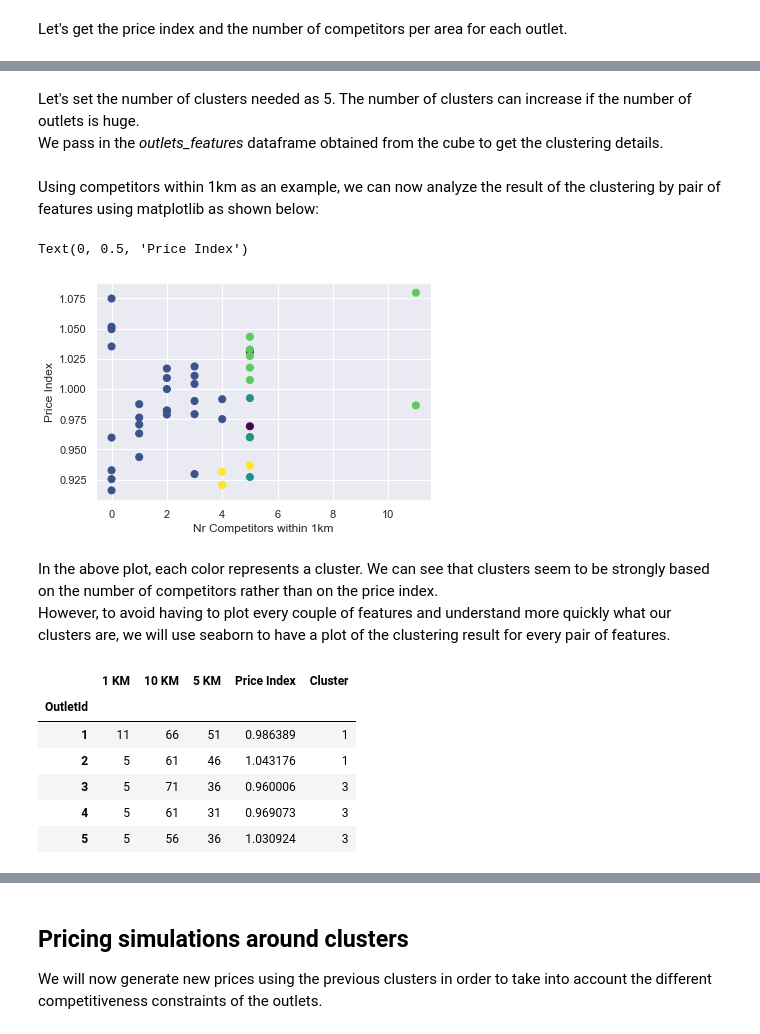
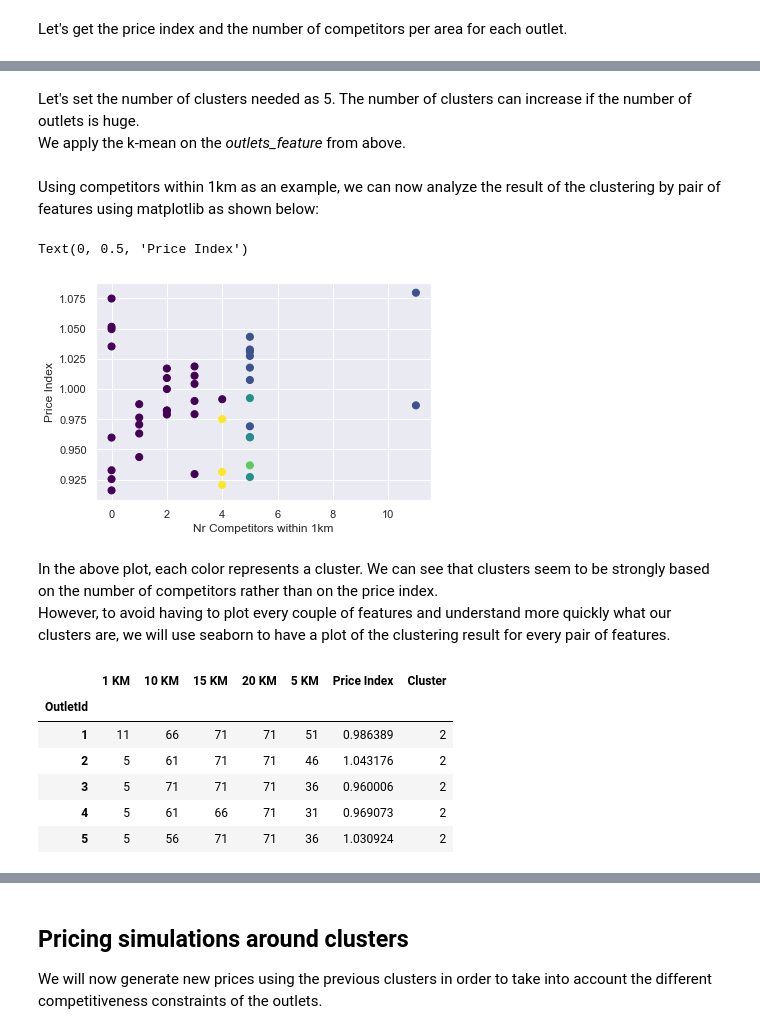
Before and after one commit to atoti/notebooks, a Jupyter notebook: retail/geopricing/main.ipynb, the cells around one changed output, grey strips where cells are left out. Cells and saved outputs as stored; diff of their text form; code cells hidden in the pictures.

```diff
--- a/retail/geopricing/main.ipynb
+++ b/retail/geopricing/main.ipynb
@@ -287,4 +287,7 @@ We will weight the price index indicator by the margin when aggregating above ou
 
 Let's create a measure to get the mean of _CompetitorPrice_ which will be used to derive the price index.
 # %%
-m["CompetitorPrice.MEAN"] = tt.agg.mean(competitorPrices["CompetitorPrice"])
+m["CompetitorPrice.MEAN"] = tt.agg.mean(m["CompetitorPrice.VALUE"])
+m["CompetitorPrice.MEAN"].formatter = "DOUBLE[#,###.00]"
+
+price_index_cube.query(m["CompetitorPrice.MEAN"])
@@ -333,7 +339,9 @@ m["Nr Competitors"] = tt.agg.single_value(
 We can now use the `where` condition to return the number of distinct competitors selling the same products and is located within our threshold radius.
 # %%
 m["Distance<Thresh"] = tt.agg.single_value(
-    tt.where(m["Competitor distance KM.VALUE"] < m["Threshold"], m["Nr Competitors"], 0),
+    tt.where(
+        m["Competitor distance KM.VALUE"] < m["Threshold"], m["Nr Competitors"], 0
+    ),
     scope=tt.scope.origin(lvl["ProductId"]),
 )
 
@@ -352,6 +360,8 @@ We name this base scenario "1 KM".
 simulation = price_index_cube.setup_simulation(
     "Distance Simulation", base_scenario="1 KM", replace=[m["Threshold"]]
 )
+
+lvl["Distance Simulation"].comparator = tt.comparator.ASC
 # %% [markdown]
 We can now easily obtain the number of competitors per area simply by creating a scenario for each distance radius.
 Let's start with the nearby competitors.
@@ -439,3 +439,3 @@ outlets_features.head()
 # %% [markdown]
 Let's set the number of clusters needed as 5. The number of clusters can increase if the number of outlets is huge.
-We pass in the _outlets_features_ dataframe obtained from the cube to get the clustering details.
+We apply the k-mean on the _outlets_feature_ from above.
@@ -446,33 +442,40 @@ k_means_labels_1, labels_1 = run_algorithm(
+# %%
+number_of_clusters = 5
+kmeans = MiniBatchKMeans(number_of_clusters)
+kmeans.fit(outlets_features)
+new_colors = kmeans.cluster_centers_[kmeans.predict(outlets_features)]
+k_means_labels = pairwise_distances_argmin(outlets_features, kmeans.cluster_centers_)
+labels = KMeans(number_of_clusters, random_state=0).fit_predict(outlets_features)
 # %% [markdown]
 Using competitors within 1km as an example, we can now analyze the result of the clustering by pair of features using matplotlib as shown below:
 # %%
 plt.scatter(
     outlets_features.loc[:, "1 KM"],
     outlets_features.loc[:, "Price Index"],
-    c=k_means_labels_1,
+    c=k_means_labels,
     s=50,
     cmap="viridis",
 )
 
 plt.xlabel("Nr Competitors within 1km")
 plt.ylabel("Price Index")
 # %% [output]
 Text(0, 0.5, 'Price Index')
-[figure, old version]
+[figure, new version]
 # %% [markdown]
 In the above plot, each color represents a cluster. We can see that clusters seem to be strongly based on the number of competitors rather than on the price index.
 However, to avoid having to plot every couple of features and understand more quickly what our clusters are, we will use seaborn to have a plot of the clustering result for every pair of features.
 # %%
-outlets_features["Cluster"] = labels_1
+outlets_features["Cluster"] = labels
 outlets_features.head(5)
 # %% [output]
-|  | 1 KM | 10 KM | 5 KM | Price Index | Cluster |
-| OutletId |  |  |  |  |  |
-| 1 | 11 | 66 | 51 | 0.986389 | 1 |
-| 2 | 5 | 61 | 46 | 1.043176 | 1 |
-| 3 | 5 | 71 | 36 | 0.960006 | 3 |
-| 4 | 5 | 61 | 31 | 0.969073 | 3 |
-| 5 | 5 | 56 | 36 | 1.030924 | 3 |
+|  | 1 KM | 10 KM | 15 KM | 20 KM | 5 KM | Price Index | Cluster |
+| OutletId |  |  |  |  |  |  |  |
+| 1 | 11 | 66 | 71 | 71 | 51 | 0.986389 | 2 |
+| 2 | 5 | 61 | 71 | 71 | 46 | 1.043176 | 2 |
+| 3 | 5 | 71 | 71 | 71 | 36 | 0.960006 | 2 |
+| 4 | 5 | 61 | 66 | 71 | 31 | 0.969073 | 2 |
+| 5 | 5 | 56 | 71 | 71 | 36 | 1.030924 | 2 |
 # %%
 sns.pairplot(data=outlets_features, hue="Cluster")
 # %% [output]
```
Also changed, not shown: parts of 39 cells of this notebook, 1 other file.
